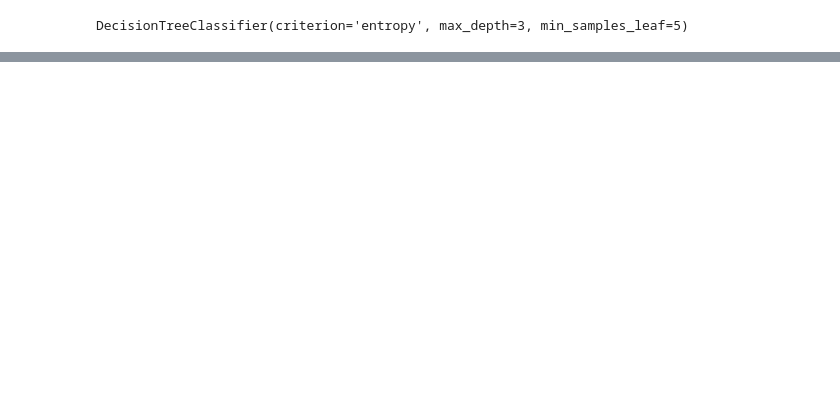
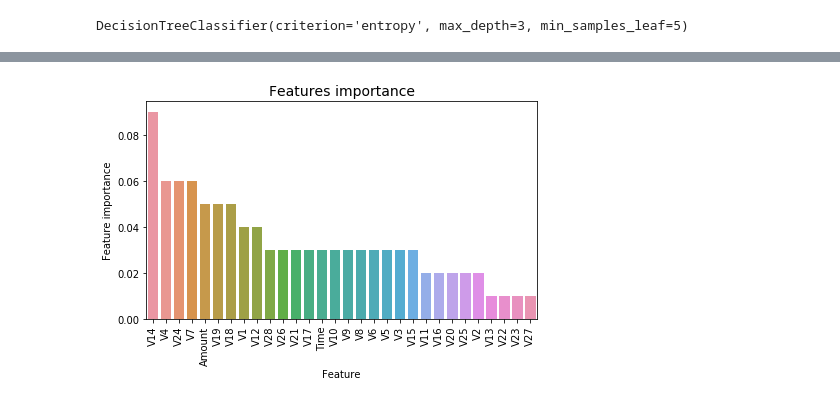
Before and after one commit to acharles7/data-science-notebooks, a Jupyter notebook: credit_card_fraud_detection.ipynb, the cells around one changed output, grey strips where cells are left out. Saved outputs shown, nothing was run; the diff lists cells and outputs as text; code cells hidden in the pictures; blank space fills up the shorter version.

```diff
--- a/credit_card_fraud_detection.ipynb
+++ b/credit_card_fraud_detection.ipynb
@@ -444,0 +531,17 @@ DecisionTree Classifier Cross Validation Score 92.84%
+# %%
+clf = AdaBoostClassifier(random_state=RANDOM_STATE,
+                         algorithm='SAMME.R',
+                         learning_rate=0.8,
+                         n_estimators=NUM_ESTIMATORS)
+clf.fit(train_df[predictors], train_df[target].values)
+preds = clf.predict(valid_df[predictors])
+# %%
+tmp = pd.DataFrame({'Feature': predictors, 'Feature importance': clf.feature_importances_})
+tmp = tmp.sort_values(by='Feature importance',ascending=False)
+plt.figure(figsize = (7,4))
+plt.title('Features importance',fontsize=14)
+s = sns.barplot(x='Feature',y='Feature importance',data=tmp)
+s.set_xticklabels(s.get_xticklabels(),rotation=90)
+plt.show()
+# %% [output]
+[figure, added]
```
Also changed, not shown: parts of 35 cells of this notebook.
